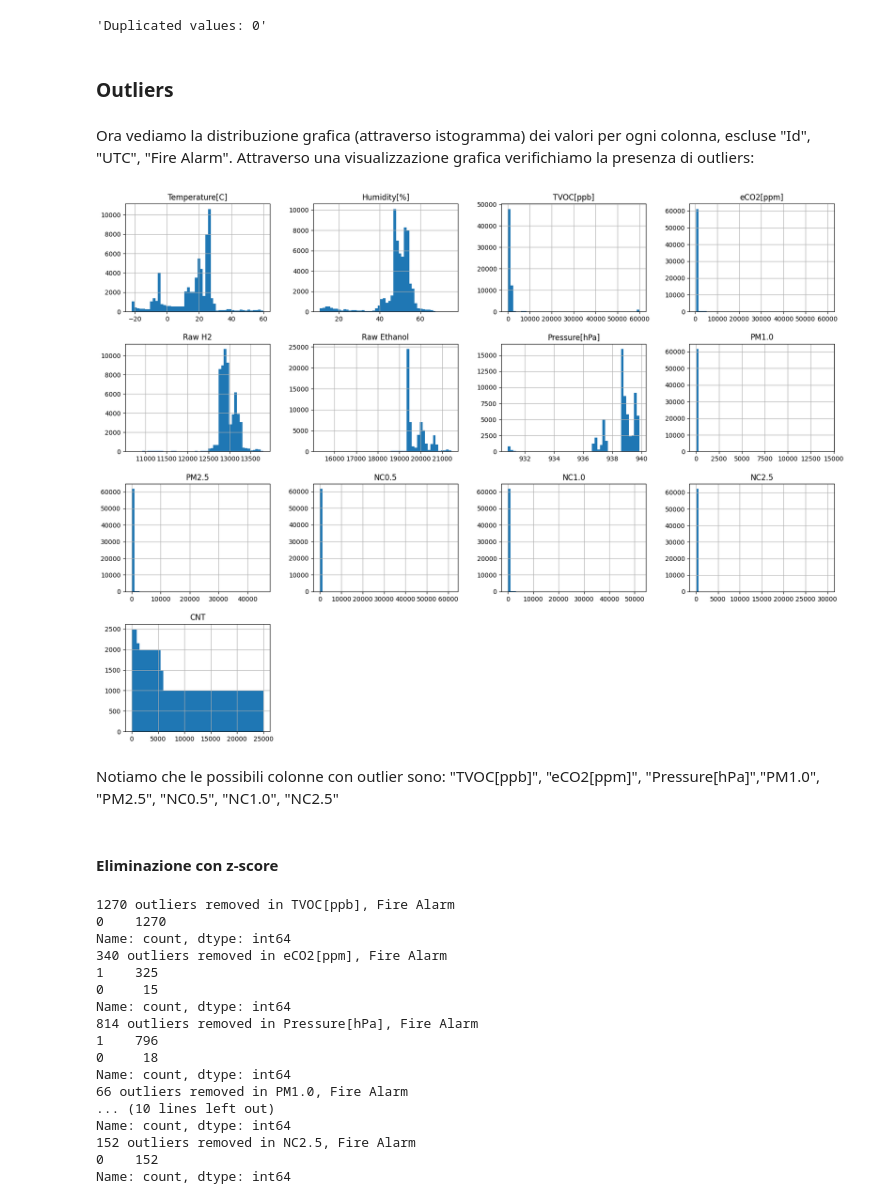
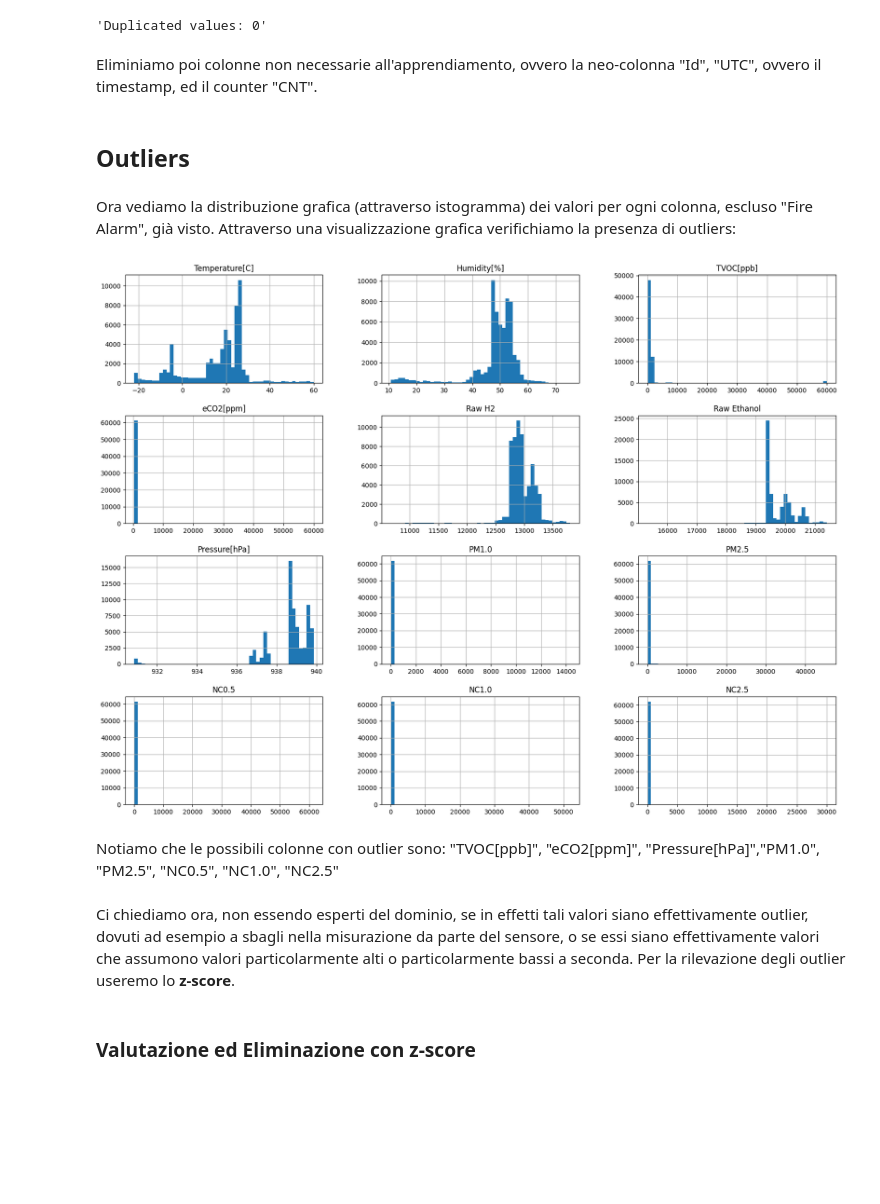
Before and after one commit to bernagit/machine_learning, a Jupyter notebook: main.ipynb, the cells around one changed output. Drawn from its saved outputs; the diff is of its cells as text; code cells hidden in the pictures; blank space fills up the shorter version.

Commit message:
added data preprocessing

```diff
--- a/main.ipynb
+++ b/main.ipynb
@@ -89,47 +103,24 @@ Verifichiamo poi la presenza di duplicati:
 f"Duplicated values: {dataset.shape[0] - dataset.duplicated().value_counts()[False]}"
 # %% [output]
 'Duplicated values: 0'
+# %% [markdown]
+Eliminiamo poi colonne non necessarie all'apprendiamento, ovvero la neo-colonna "Id", "UTC", ovvero il timestamp, ed il counter "CNT".
+# %%
+dataset.drop(columns=["Id", "UTC", "CNT"], inplace=True)
 # %% [markdown]
-### Outliers
+## Outliers
 # %% [markdown]
-Ora vediamo la distribuzione grafica (attraverso istogramma) dei valori per ogni colonna, escluse "Id", "UTC", "Fire Alarm". Attraverso una visualizzazione grafica verifichiamo la presenza di outliers:
+Ora vediamo la distribuzione grafica (attraverso istogramma) dei valori per ogni colonna, escluso "Fire Alarm", già visto. Attraverso una visualizzazione grafica verifichiamo la presenza di outliers:
 # %%
-dataset.drop(["Id", "UTC", "Fire Alarm"], axis=1).hist(bins=50, figsize=(20,15))
+dataset.drop(["Fire Alarm"], axis=1).hist(bins=50, figsize=(20,15))
 plt.show()
 # %% [output]
-[figure, old version]
+[figure, new version]
 # %% [markdown]
 Notiamo che le possibili colonne con outlier sono: "TVOC[ppb]", "eCO2[ppm]", "Pressure[hPa]","PM1.0", "PM2.5", "NC0.5", "NC1.0", "NC2.5"
 # %%
 outliers_columns = ["TVOC[ppb]", "eCO2[ppm]", "Pressure[hPa]","PM1.0", "PM2.5", "NC0.5", "NC1.0", "NC2.5"]
+# %% [markdown]
+Ci chiediamo ora, non essendo esperti del dominio, se in effetti tali valori siano effettivamente outlier, dovuti ad esempio a sbagli nella misurazione da parte del sensore, o se essi siano effettivamente valori che assumono valori particolarmente alti o particolarmente bassi a seconda. Per la rilevazione degli outlier useremo lo **z-score**.
 # %% [markdown]
-#### Eliminazione con z-score
+### Valutazione ed Eliminazione con **z-score**
-# %%
-from scipy.stats import zscore
-
-def delete_outliers_z(data, column, threshold = 3):
-    outliers = data[np.abs(zscore(data[column])) > threshold]
-    print(f"{outliers.shape[0]} outliers removed in {column}, {outliers['Fire Alarm'].value_counts()}")
-    return data[np.abs(zscore(data[column])) < threshold]
-
-dataset_z = dataset.copy()
-for column in outliers_columns:
-    dataset_z = delete_outliers_z(dataset_z, column)
-# %% [output]
-1270 outliers removed in TVOC[ppb], Fire Alarm
-0    1270
-Name: count, dtype: int64
-340 outliers removed in eCO2[ppm], Fire Alarm
-1    325
-0     15
-Name: count, dtype: int64
-814 outliers removed in Pressure[hPa], Fire Alarm
-1    796
-0     18
-Name: count, dtype: int64
-66 outliers removed in PM1.0, Fire Alarm
-... (10 lines left out)
-Name: count, dtype: int64
-152 outliers removed in NC2.5, Fire Alarm
-0    152
-Name: count, dtype: int64
```
Also changed, not shown: parts of 52 cells of this notebook.
